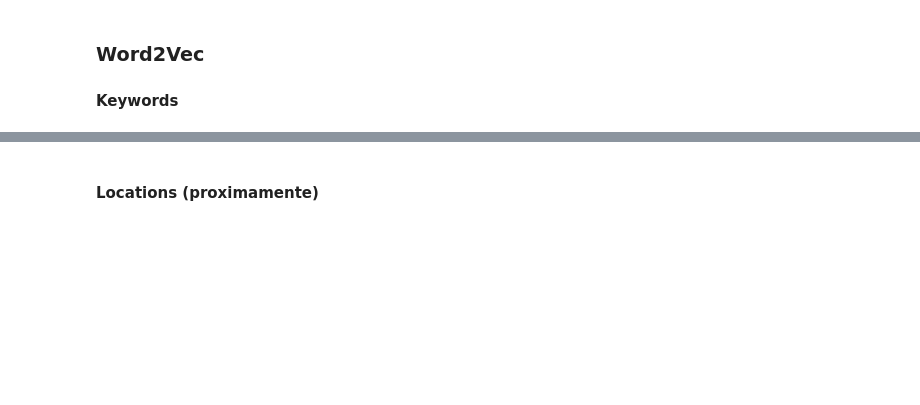
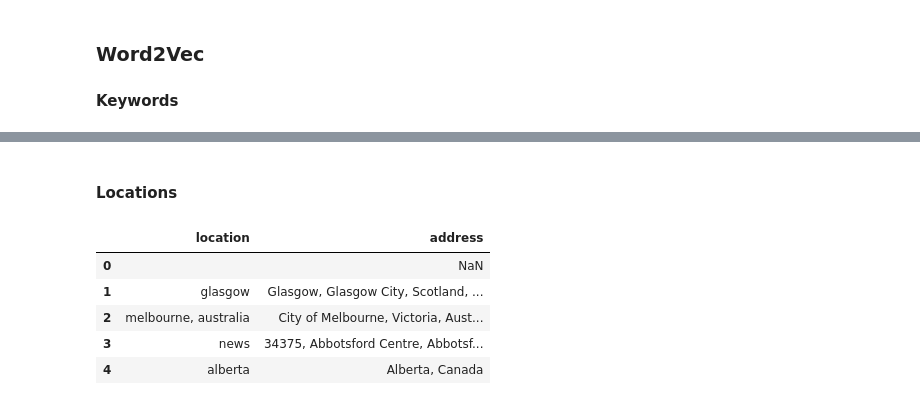
Before and after one commit to milemarchese/OrganizacionDeDatos, a Jupyter notebook: TP2/FeatureEngineering.ipynb, the cells around one changed output, grey strips where cells are left out. Cells and saved outputs as stored; diff of their text form; code cells hidden in the pictures; blank space fills up the shorter version.

```diff
--- a/TP2/FeatureEngineering.ipynb
+++ b/TP2/FeatureEngineering.ipynb
@@ -288,4 +213,4 @@ keyword_w2v.head()
 # %%
 keyword_w2v.to_csv('keyword_features.csv', index=False)
 # %% [markdown]
-#### Locations (proximamente)
+#### Locations
@@ -291,0 +219,9 @@ keyword_w2v.to_csv('keyword_features.csv', index=False)
+# %%
+locations.head()
+# %% [output]
+|  | location | address |
+| 0 |  | NaN |
+| 1 | glasgow | Glasgow, Glasgow City, Scotland, ... |
+| 2 | melbourne, australia | City of Melbourne, Victoria, Aust... |
+| 3 | news | 34375, Abbotsford Centre, Abbotsf... |
+| 4 | alberta | Alberta, Canada |
```
Also changed, not shown: parts of 26 cells of this notebook.
